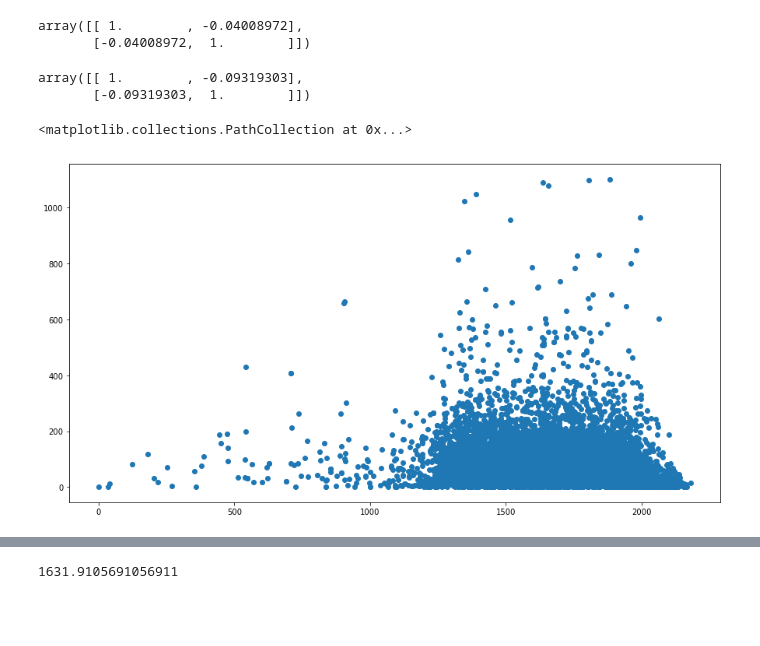
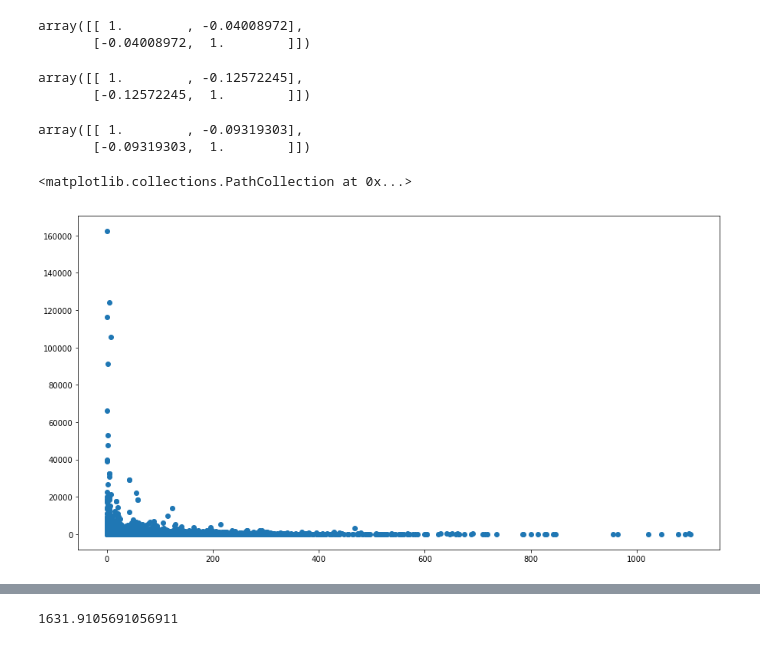
Before and after one commit to sanhitamj/elderly_fraud_detection, a Jupyter notebook: linear model.ipynb, the cells around one changed output, grey strips where cells are left out. Drawn from its saved outputs; the diff is of its cells as text; code cells hidden in the pictures; blank space fills up the shorter version.

```diff
--- a/linear model.ipynb
+++ b/linear model.ipynb
@@ -770,6 +747,11 @@ np.corrcoef(duration.values, total.values)
 # %% [output]
 array([[ 1.        , -0.04008972],
        [-0.04008972,  1.        ]])
+# %%
+np.corrcoef(duration.values, total.values/(0.1+duration.values))
+# %% [output]
+array([[ 1.        , -0.12572245],
+       [-0.12572245,  1.        ]])
 # %%
 count = df0.groupby('CasFil')['Amount'].count()
 np.corrcoef(duration.values, count.values)
@@ -778,7 +760,7 @@ array([[ 1.        , -0.09319303],
        [-0.09319303,  1.        ]])
 # %%
 plt.figure(figsize = (15,8))
-plt.scatter(duration.values, count.values)
+plt.scatter(count.values, total.values/count.values)
 # %% [output]
 <matplotlib.collections.PathCollection at 0x...>
-[figure, old version]
+[figure, new version]
```
Also changed, not shown: parts of 18 cells of this notebook, 5 other files.
